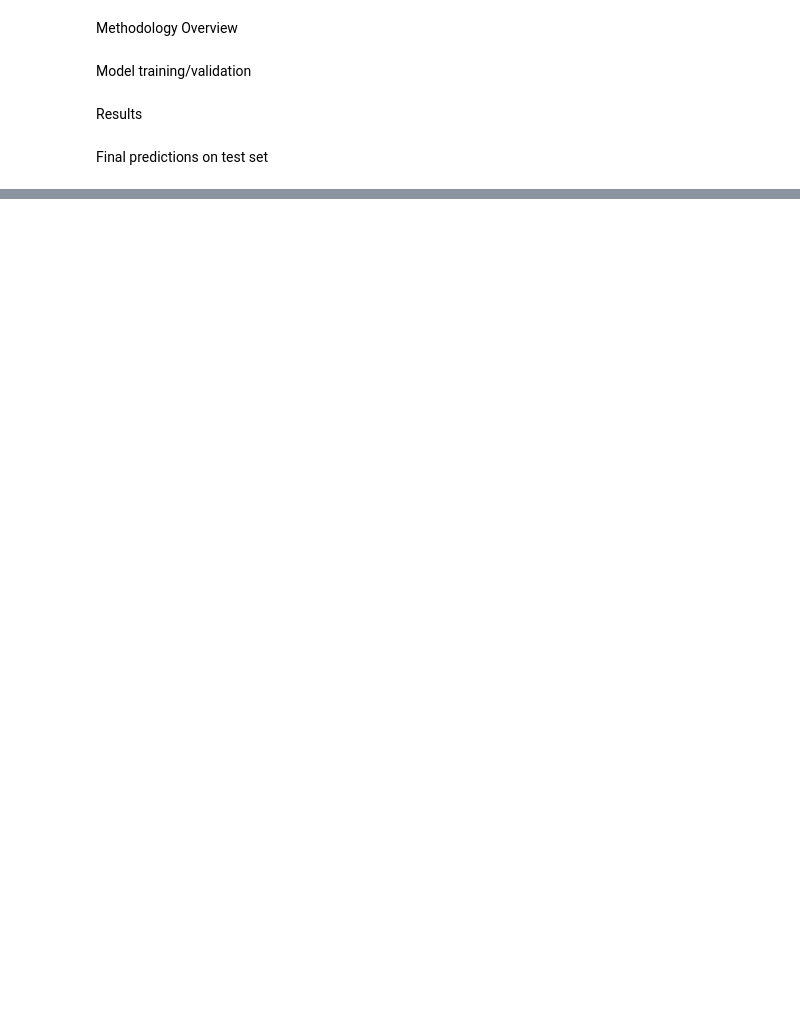
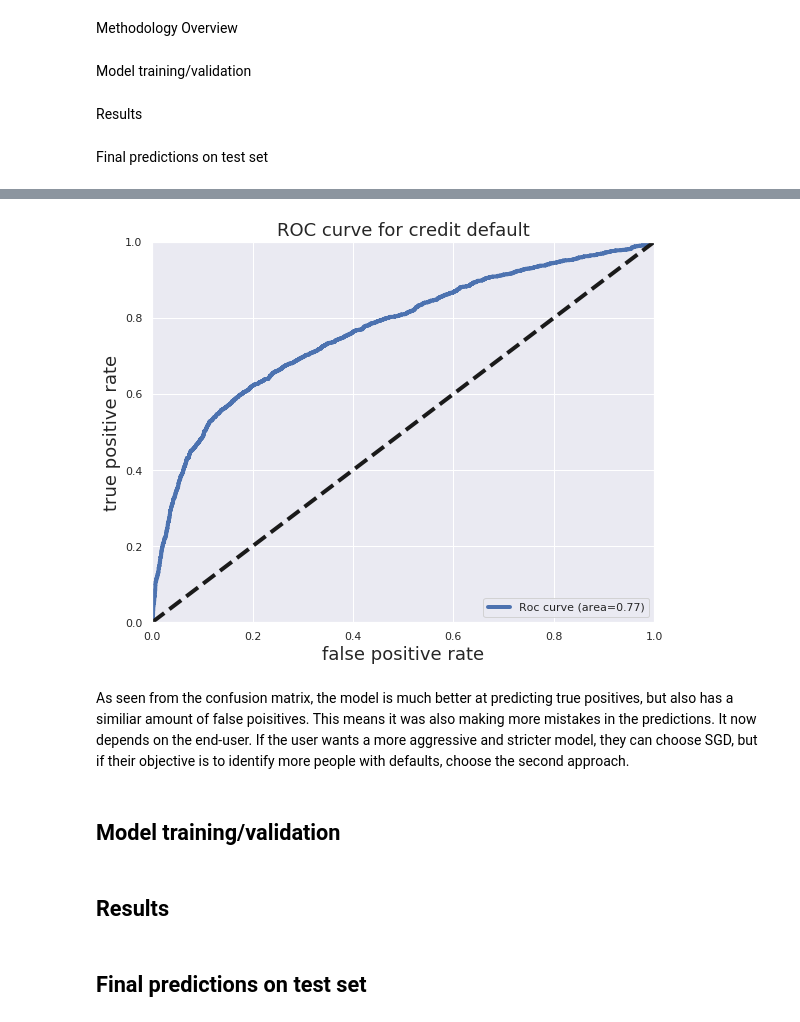
Before and after one commit to AbhinathK/CreditCardML, a Jupyter notebook: CreditCardData.ipynb, the cells around one changed output, grey strips where cells are left out. Cells and saved outputs as stored; diff of their text form; code cells hidden in the pictures; blank space fills up the shorter version.

```diff
--- a/CreditCardData.ipynb
+++ b/CreditCardData.ipynb
@@ -528,0 +610,9 @@ data = data.drop(columns = 'EDUCATION')
+# %%
+#We now standardize the numerical featrues,
+#so that they have been rescaled to have a mean of zero and a standard deviation of one
+
+numericalColoumns = ['limit_bal', 'age', 'bill_amt1', 'bill_amt2', 'bill_amt3', 'bill_amt4', 'bill_amt5', 'bill_amt6',
+              'pay_amt1', 'pay_amt2', 'pay_amt3', 'pay_amt4', 'pay_amt5', 'pay_amt6']
+
+originalData[numericalColoumns]=originalData[numericalColoumns].apply(lambda x: (x-np.mean(x))/np.std(x))
+print(originalData)
@@ -528,0 +771,8 @@ data = data.drop(columns = 'EDUCATION')
+# %%
+# feature selection with the best model from grid search
+lr = LogisticRegression(penalty='l2', C=0.1, solver='liblinear', class_weight='balanced')
+rfecv = RFECV(estimator=lr, scoring='roc_auc')
+model = rfecv.fit(X_train, y_train)
+lr_pred = model.predict(X_test)
+lr_prob = model.decision_function(X_test)
+print('Test score: ', model.score(X_test, y_test))
@@ -528,0 +790,13 @@ data = data.drop(columns = 'EDUCATION')
+# %%
+# plot roc curve
+plot_roc(lr_prob)
+# %% [output]
+[figure, added]
+# %% [markdown]
+As seen from the confusion matrix, the model is much better at predicting true positives, but also has a similiar amount of false poisitives. This means it was also making more mistakes in the predictions. It now depends on the end-user. If the user wants a more aggressive and stricter model, they can choose SGD, but if their objective is to identify more people with defaults, choose the second approach.
+# %% [markdown]
+## Model training/validation
+# %% [markdown]
+## Results
+# %% [markdown]
+## Final predictions on test set
```
Also changed, not shown: parts of 50 cells of this notebook.
